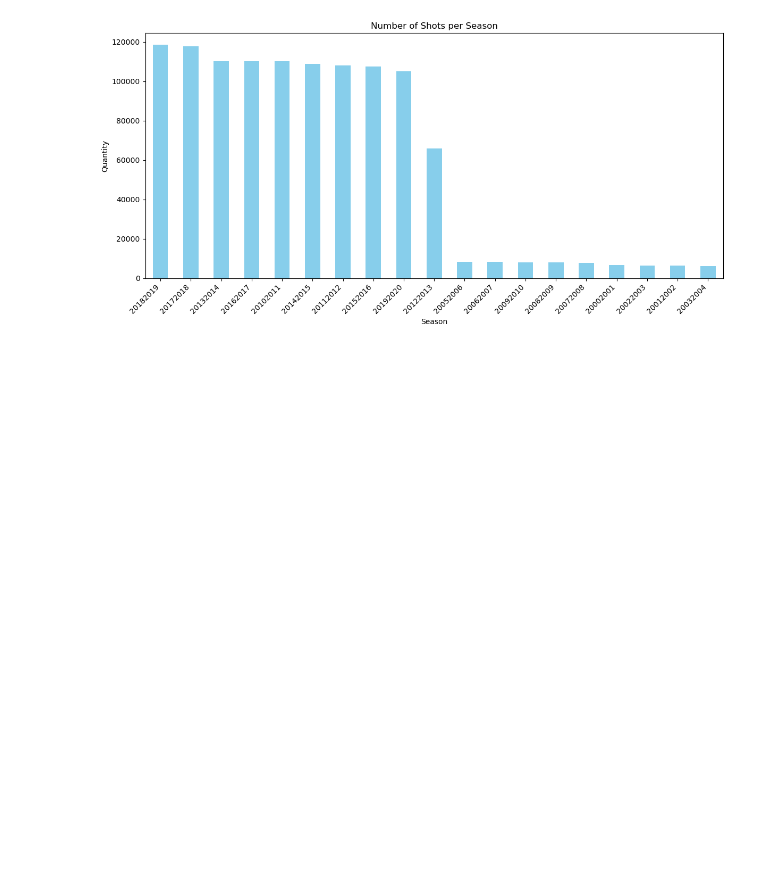
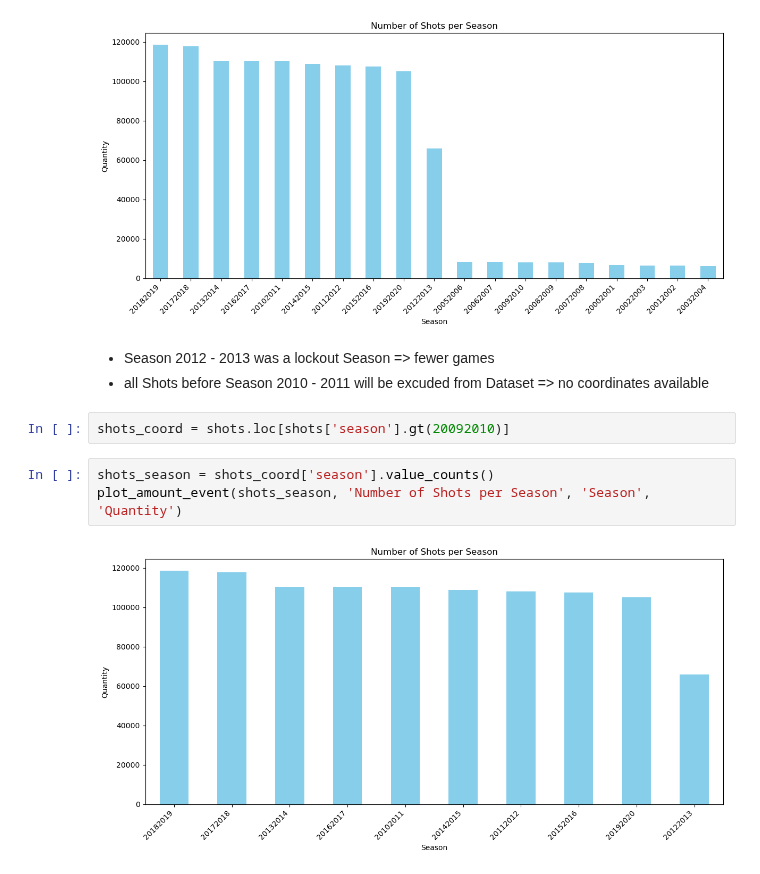
Before and after one commit to AndreasKretschmer/IceHockey_DataAnalysis, a Jupyter notebook: data/prepare_data.ipynb, the cells around one changed output. Drawn from its saved outputs; the diff is of its cells as text; blank space fills up the shorter version.

```diff
--- a/data/prepare_data.ipynb
+++ b/data/prepare_data.ipynb
@@ -159,5 +168,15 @@ shots_season = shots['season'].value_counts()
 plot_amount_event(shots_season, 'Number of Shots per Season', 'Season', 'Quantity')
 # %% [output]
 [figure]
+# %% [markdown]
+- Season 2012 - 2013 was a lockout Season => fewer games
+- all Shots before Season 2010 - 2011 will be excuded from Dataset => no coordinates available
+# %%
+shots_coord = shots.loc[shots['season'].gt(20092010)]
+# %%
+shots_season = shots_coord['season'].value_counts()
+plot_amount_event(shots_season, 'Number of Shots per Season', 'Season', 'Quantity')
+# %% [output]
+[figure, added]
 # %%
 # Count the frequency of each shot type
```
Also changed, not shown: parts of 15 cells of this notebook.
